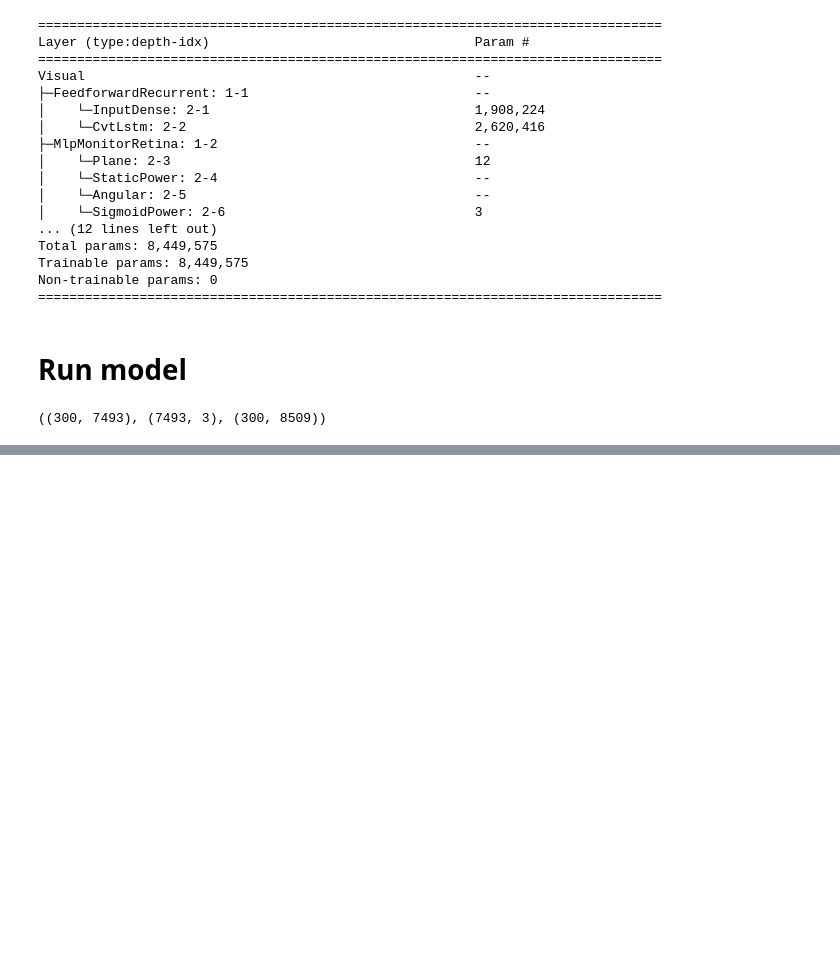
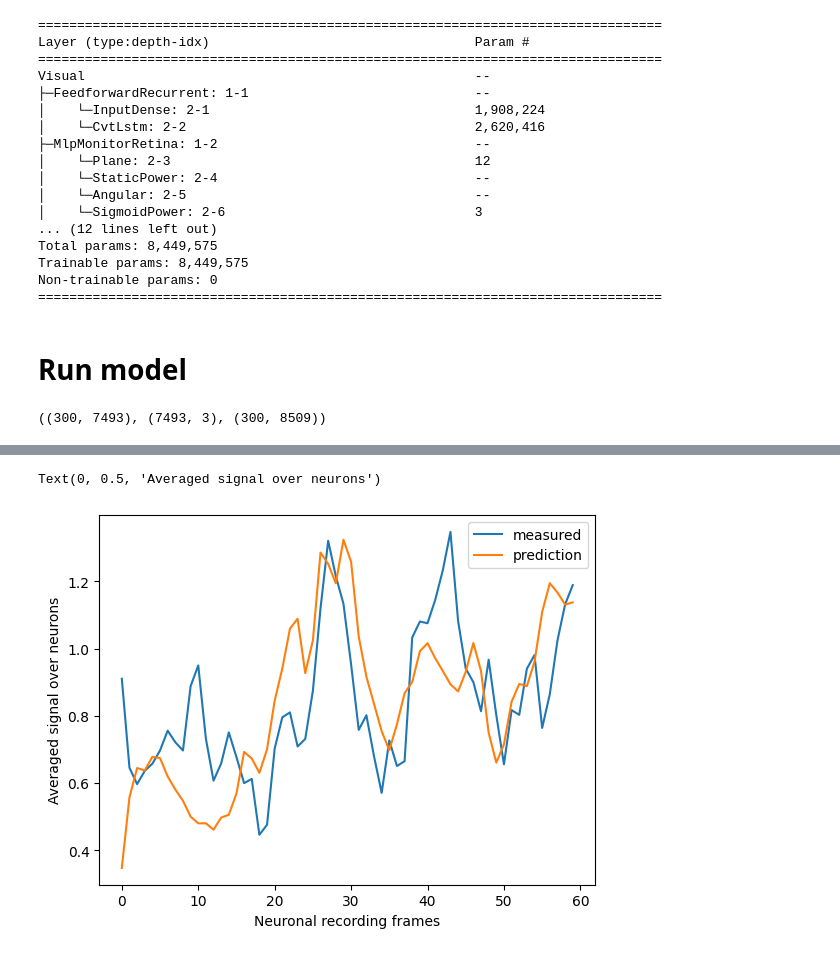
Before and after one commit to vijk777/fnn, a Jupyter notebook: demos/tinker.ipynb, the cells around one changed output, grey strips where cells are left out. Drawn from its saved outputs; the diff is of its cells as text; code cells hidden in the pictures; blank space fills up the shorter version.

```diff
--- a/demos/tinker.ipynb
+++ b/demos/tinker.ipynb
@@ -163,3 +234,12 @@ Text(0, 0.5, 'Time')
+# %%
+plt.plot(unit_gt_ds.mean(1), label="measured")
+plt.plot(pred_ds.mean(1), label="prediction")
+plt.legend()
+plt.xlabel("Neuronal recording frames")
+plt.ylabel("Averaged signal over neurons")
+# %% [output]
+Text(0, 0.5, 'Averaged signal over neurons')
+[figure, added]
 # %%
 # 5 random neurons
 # np.random.seed(0)
```
Also changed, not shown: parts of 48 cells of this notebook.
